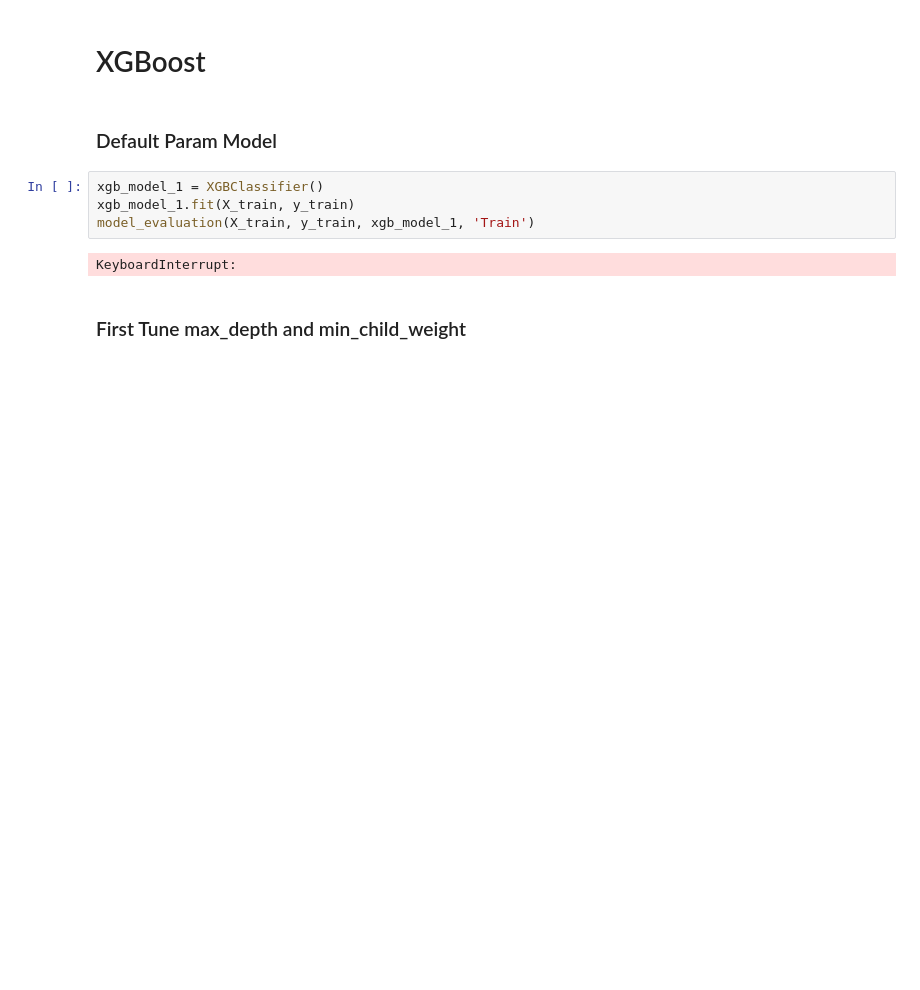
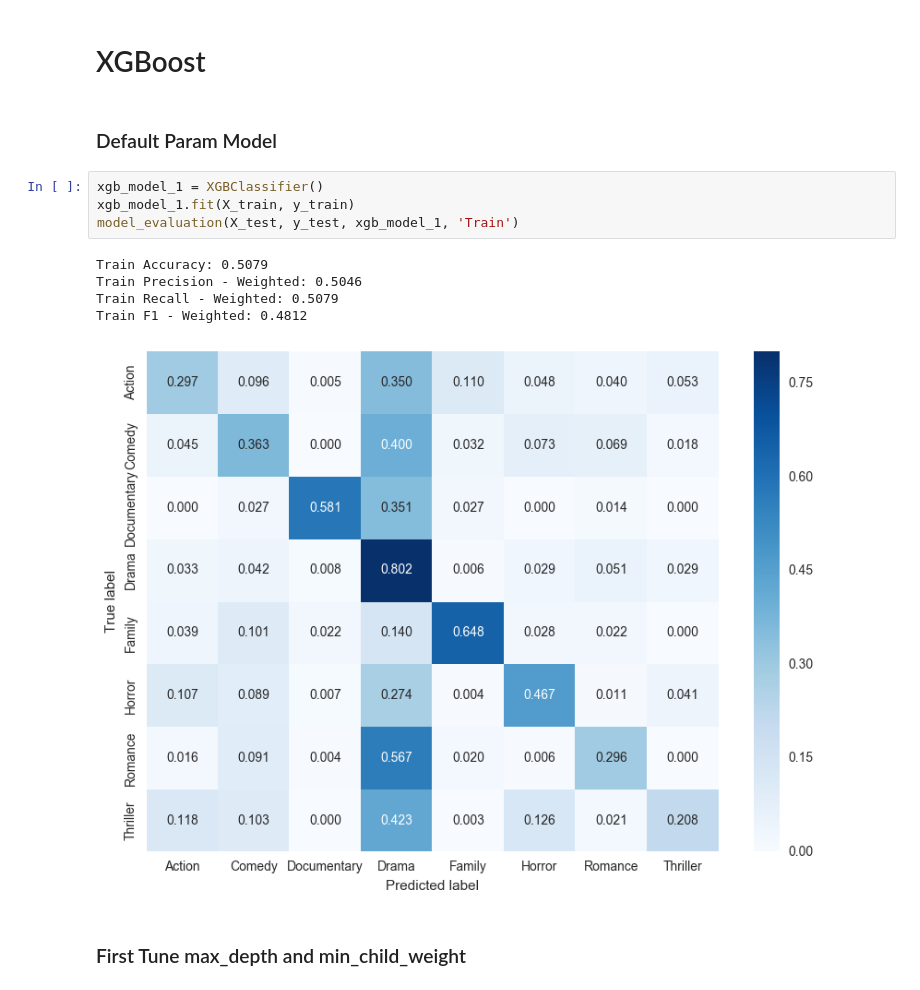
Before and after one commit to All-Star-Vipers/CS109B-Final-Project, a Jupyter notebook: Milestone 3/Milestone 3 - Updated v2.ipynb, the cells around one changed output. Saved outputs shown, nothing was run; the diff lists cells and outputs as text; blank space fills up the shorter version.

```diff
--- a/Milestone 3/Milestone 3 - Updated v2.ipynb
+++ b/Milestone 3/Milestone 3 - Updated v2.ipynb
@@ -297,9 +391,13 @@ Test F1 - Weighted: 0.3854
 # %%
 xgb_model_1 = XGBClassifier()
 xgb_model_1.fit(X_train, y_train)
-model_evaluation(X_train, y_train, xgb_model_1, 'Train')
+model_evaluation(X_test, y_test, xgb_model_1, 'Train')
 # %% [output]
-KeyboardInterrupt:
+Train Accuracy: 0.5079
+Train Precision - Weighted: 0.5046
+Train Recall - Weighted: 0.5079
+Train F1 - Weighted: 0.4812
+[figure, added]
 # %% [markdown]
 ### First Tune max_depth and min_child_weight
 # %%
```
Also changed, not shown: parts of 20 cells of this notebook, 31 other files.
